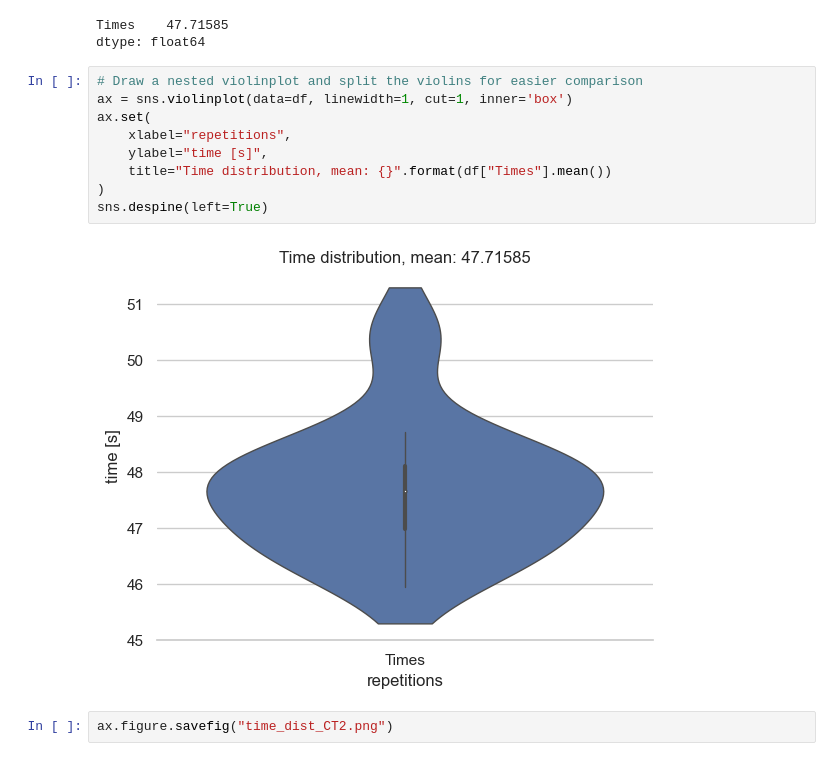
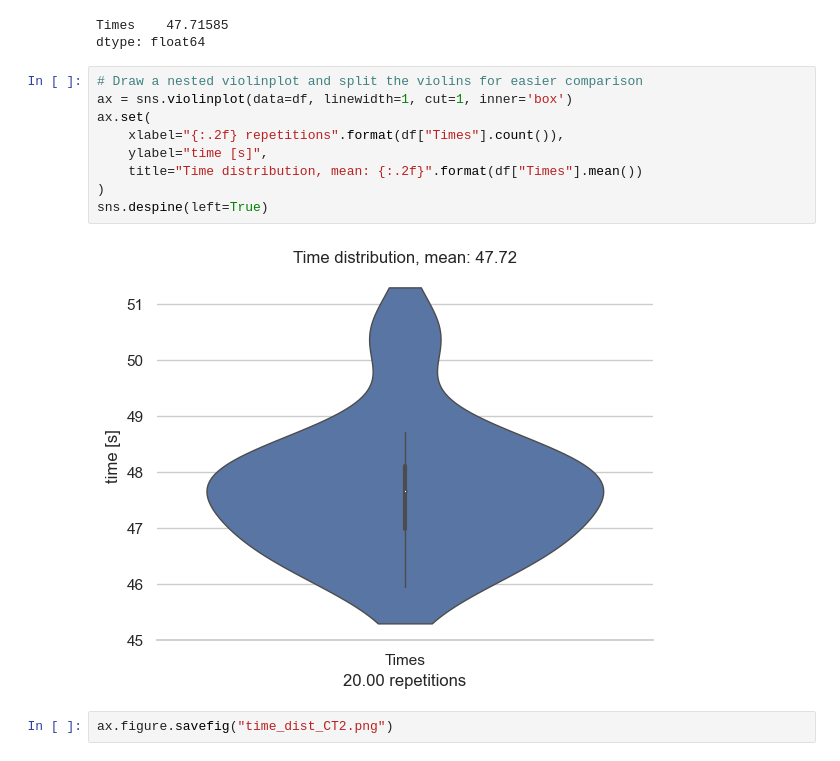
Before and after one commit to martinschatz-cz/ImageJ_Pneumonia_Estimation_Tool, a Jupyter notebook: repeatability/time_eval/time_eval.ipynb, the cells around one changed output. Cells and saved outputs as stored; diff of their text form.

```diff
--- a/repeatability/time_eval/time_eval.ipynb
+++ b/repeatability/time_eval/time_eval.ipynb
@@ -32,13 +32,13 @@ dtype: float64
 # %%
 # Draw a nested violinplot and split the violins for easier comparison
 ax = sns.violinplot(data=df, linewidth=1, cut=1, inner='box')
 ax.set(
-    xlabel="repetitions",
+    xlabel="{:.2f} repetitions".format(df["Times"].count()),
     ylabel="time [s]",
-    title="Time distribution, mean: {}".format(df["Times"].mean())
+    title="Time distribution, mean: {:.2f}".format(df["Times"].mean())
 )
 sns.despine(left=True)
 # %% [output]
-[figure, old version]
+[figure, new version]
 # %%
 ax.figure.savefig("time_dist_CT2.png")
```
